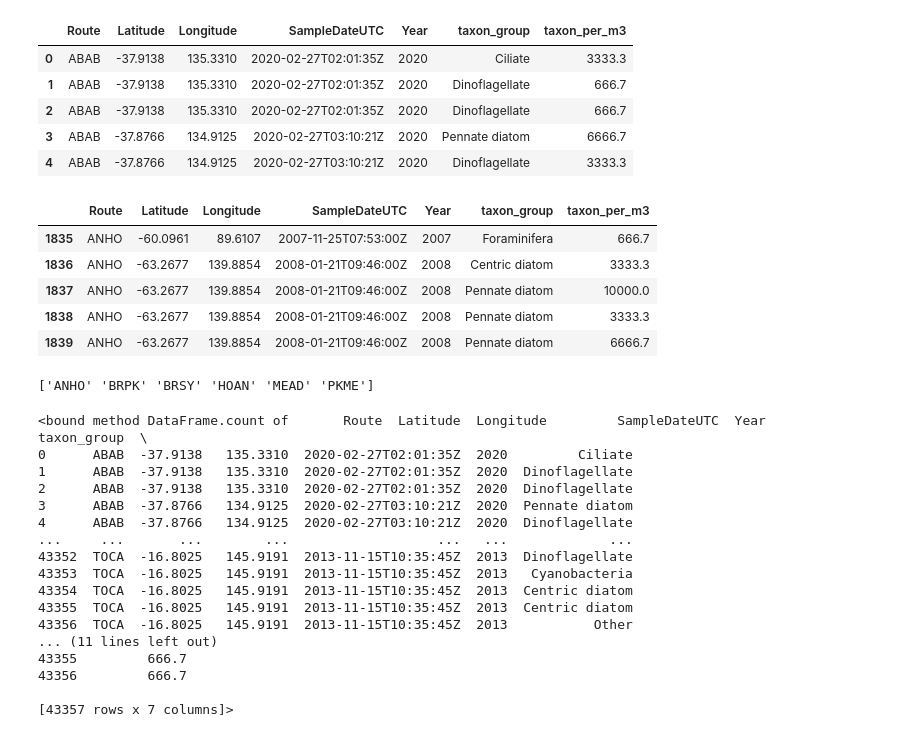
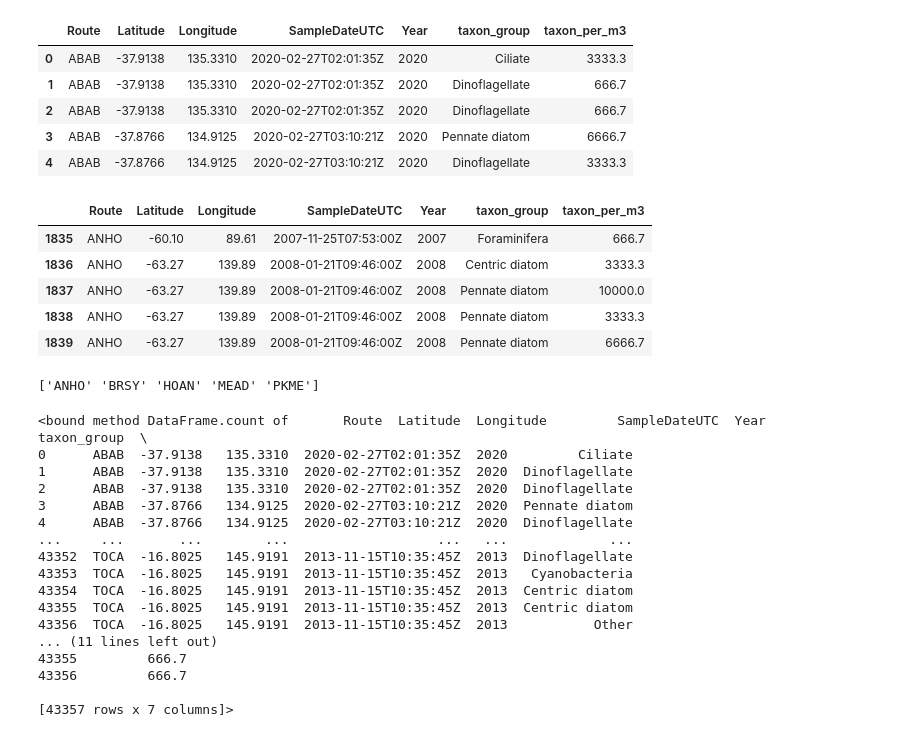
Before and after one commit to JackXinPan/Group5Project2, a Jupyter notebook: read data.ipynb, the cells around one changed output. Cells and saved outputs as stored; diff of their text form; code cells hidden in the pictures.

```diff
--- a/read data.ipynb
+++ b/read data.ipynb
@@ -124,12 +124,14 @@ phyto_main_routes = phytoplankton.loc[((phytoplankton['Route'] == "ANHO") |
-# %%
-phyto_main_routes.head()
-# %% [output]
-|  | Route | Latitude | Longitude | SampleDateUTC | Year | taxon_group | taxon_per_m3 |
-| 1835 | ANHO | -60.0961 | 89.6107 | 2007-11-25T07:53:00Z | 2007 | Foraminifera | 666.7 |
-| 1836 | ANHO | -63.2677 | 139.8854 | 2008-01-21T09:46:00Z | 2008 | Centric diatom | 3333.3 |
-| 1837 | ANHO | -63.2677 | 139.8854 | 2008-01-21T09:46:00Z | 2008 | Pennate diatom | 10000.0 |
-| 1838 | ANHO | -63.2677 | 139.8854 | 2008-01-21T09:46:00Z | 2008 | Pennate diatom | 3333.3 |
-| 1839 | ANHO | -63.2677 | 139.8854 | 2008-01-21T09:46:00Z | 2008 | Pennate diatom | 6666.7 |
+# %%
+#rounding coordinates
+phyto_main_routes = phyto_main_routes.round(2)
+phyto_main_routes.head()
+# %% [output]
+|  | Route | Latitude | Longitude | SampleDateUTC | Year | taxon_group | taxon_per_m3 |
+| 1835 | ANHO | -60.10 | 89.61 | 2007-11-25T07:53:00Z | 2007 | Foraminifera | 666.7 |
+| 1836 | ANHO | -63.27 | 139.89 | 2008-01-21T09:46:00Z | 2008 | Centric diatom | 3333.3 |
+| 1837 | ANHO | -63.27 | 139.89 | 2008-01-21T09:46:00Z | 2008 | Pennate diatom | 10000.0 |
+| 1838 | ANHO | -63.27 | 139.89 | 2008-01-21T09:46:00Z | 2008 | Pennate diatom | 3333.3 |
+| 1839 | ANHO | -63.27 | 139.89 | 2008-01-21T09:46:00Z | 2008 | Pennate diatom | 6666.7 |
 # %%
 # get list of unique routes
 column_values = phyto_main_routes[["Route"]].values.ravel()
@@ -137,7 +139,7 @@ unique_routes =  pd.unique(column_values)
 
 print(unique_routes)
 # %% [output]
-['ANHO' 'BRPK' 'BRSY' 'HOAN' 'MEAD' 'PKME']
+['ANHO' 'BRSY' 'HOAN' 'MEAD' 'PKME']
 # %%
 phytoplankton.count
 # %% [output]
```
Also changed, not shown: parts of 12 cells of this notebook, 3 other files.
